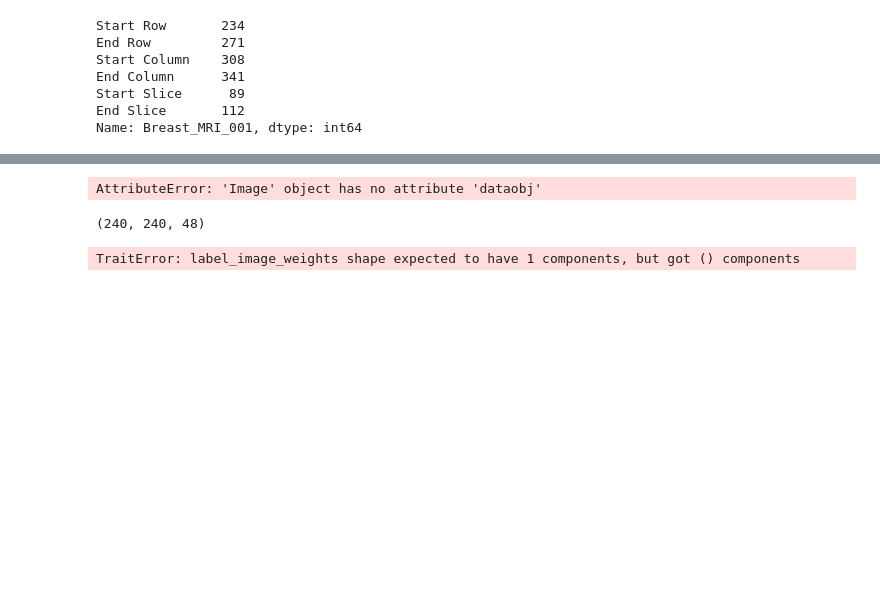
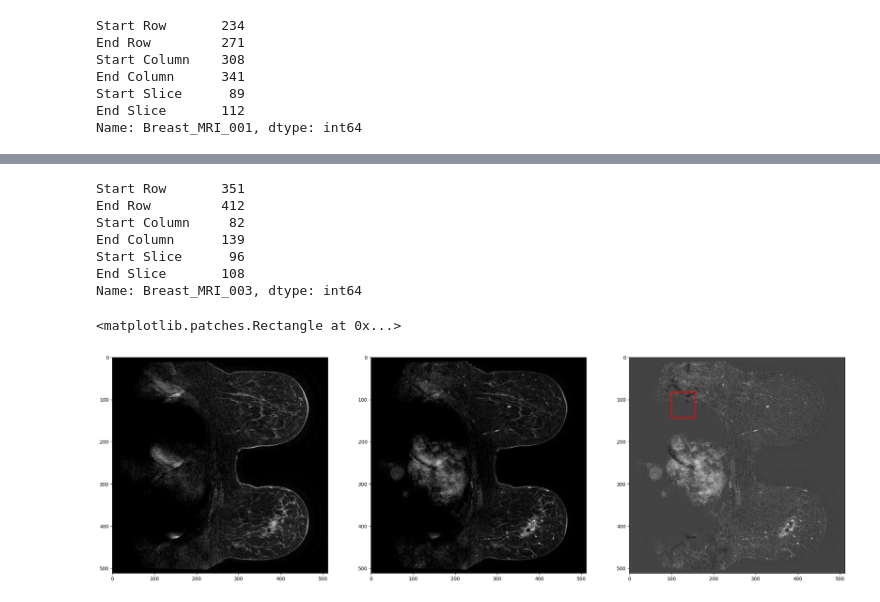
Before and after one commit to breast-cancer-detection-with-mri-images/Breast-Cancer-Subtype-from-MRI, a Jupyter notebook: segmentation/post minus pre contrast.ipynb, the cells around one changed output, grey strips where cells are left out. Saved outputs shown, nothing was run; the diff lists cells and outputs as text; code cells hidden in the pictures; blank space fills up the shorter version.

Commit message:
visualising labels

```diff
--- a/segmentation/post minus pre contrast.ipynb
+++ b/segmentation/post minus pre contrast.ipynb
@@ -208,3 +77,56 @@ sitk.Show(pre_img)
+# %%
+def relu(x):
+    return np.maximum(x, 0)
+# %%
+item = os.listdir(DATASET_PATH)[2]
+# for item in tqdm(os.listdir(DATASET_PATH)):
+patient_path = os.path.join(DATASET_PATH, item)
+
+precontrast = nib.load(patient_path + '/pre.nii.gz')
+postcontrast = nib.load(patient_path + '/post_1.nii.gz')
+
+x = annotation_boxes.loc[item]
+row1 = x['Start Row']
+row2 = x['End Row']
+
+col1 = x['Start Column']
+col2 = x['End Column']
+
+slice1 = x['Start Slice']
+slice2 = x['End Slice']
+
+
+height, width, depth = precontrast.shape
+row1, row2, col1, col2 = col1, col2, width - row2, width - row1         # row => column, column => width - row, slice => depth - slice
+slice1 = depth - slice1
+slice2 = depth - slice2
+
+print(x)
+
+
+precontrast_data = relu(precontrast.get_fdata())
+postcontrast_data = relu(postcontrast.get_fdata())
+diff_contrast = postcontrast_data - precontrast_data
+
+fig, ax = plt.subplots(1, 3, figsize = (27, 9))
+
+s = (slice1 + slice2)//2                                     # num slices - current slice
+
+ax[0].imshow(precontrast_data[:, :, s], cmap = 'gray')
+ax[1].imshow(postcontrast_data[:, :, s], cmap = 'gray')
+ax[2].imshow(diff_contrast[:, :, s], cmap = 'gray')
+
+ax[2].add_patch(patches.Rectangle((col1, row1), row2-row1, col2-col1, fill = False, edgecolor = 'red', lw = 2))
+# %% [output]
+Start Row       351
+End Row         412
+Start Column     82
+End Column      139
+Start Slice      96
+End Slice       108
+Name: Breast_MRI_003, dtype: int64
+<matplotlib.patches.Rectangle at 0x...>
+[figure, added]
 # %%
 sitk.Show(post_1_img)
 # %%
@@ -214,27 +133,0 @@ sitk.Show(difference_arr)
-# %%
-result
-# %% [output]
-AttributeError: 'Image' object has no attribute 'dataobj'
-# %%
-import SimpleITK as sitk
-import numpy as np
-
-# Create a noise Gaussian blob test image
-img = sitk.GaussianSource(sitk.sitkFloat32, size=[240,240,48], mean=[120,120,24])
-img = img + sitk.AdditiveGaussianNoise(img,10)
-
-# Create a ramp image of the same size
-h = np.arange(0.0, 255,1.0666666666, dtype='f4')
-h2 = np.reshape(np.repeat(h, 240*48), (48,240,240))
-himg = sitk.GetImageFromArray(h2)
-print(himg.GetSize())
-
-# Match the histogram of the Gaussian image with the ramp
-result=sitk.HistogramMatching(img, himg)
-
-# Display the 3d image
-import itkwidgets
-itkwidgets.view(result)
-# %% [output]
-(240, 240, 48)
-TraitError: label_image_weights shape expected to have 1 components, but got () components
```
Also changed, not shown: parts of 8 cells of this notebook, 5 other files.
